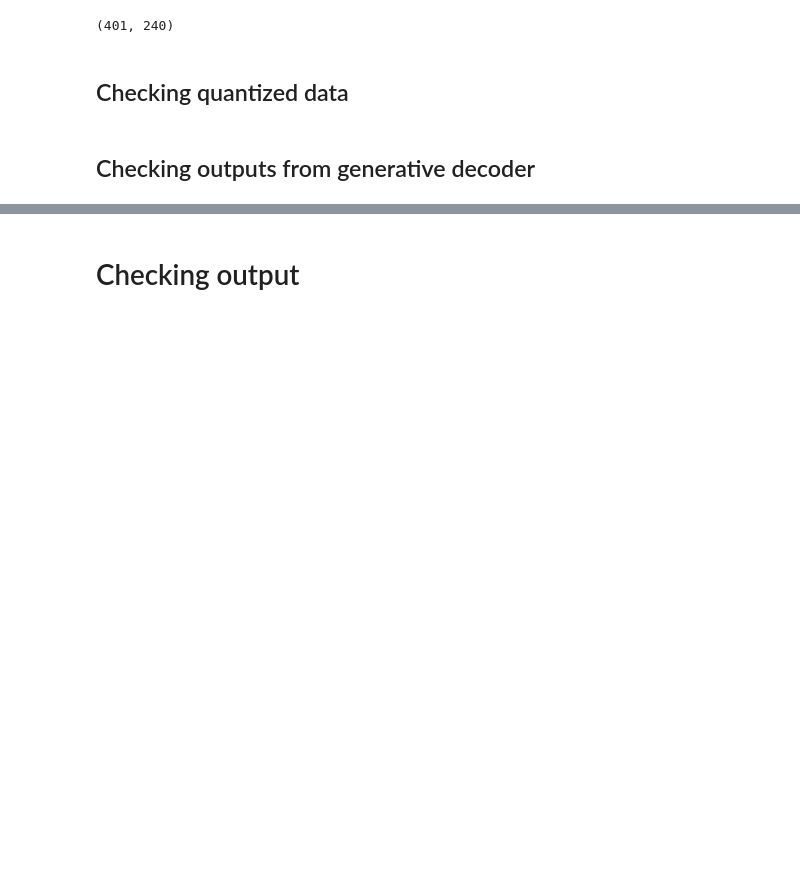
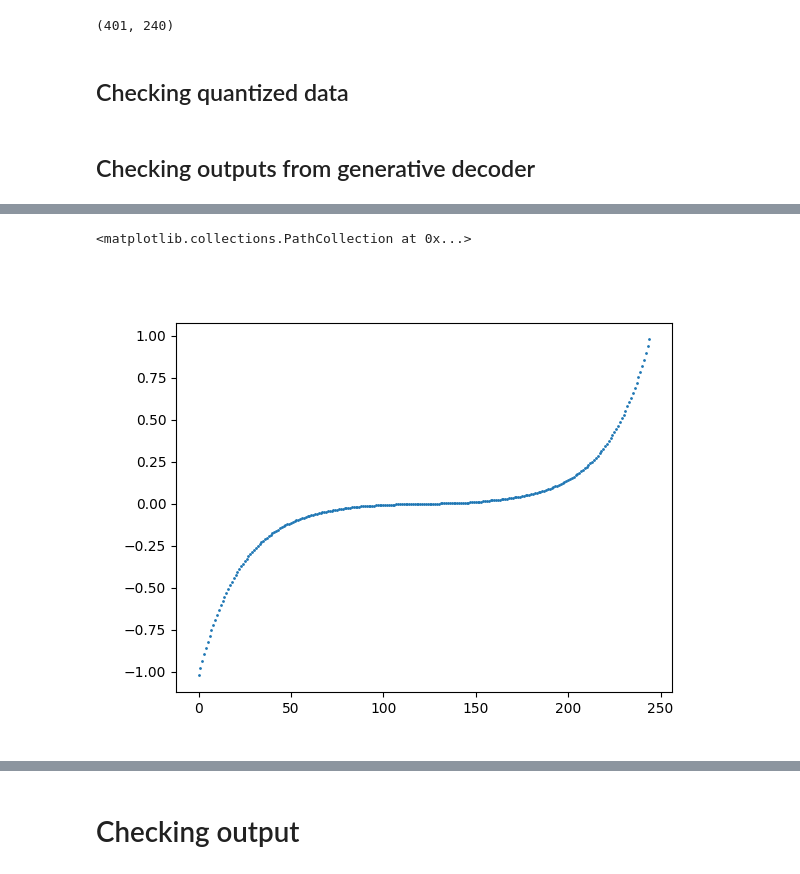
Before and after one commit to ricsinaruto/MEG-transfer-decoding, a Jupyter notebook: notebooks/testing.ipynb, the cells around one changed output, grey strips where cells are left out. Drawn from its saved outputs; the diff is of its cells as text; code cells hidden in the pictures; blank space fills up the shorter version.

```diff
--- a/notebooks/testing.ipynb
+++ b/notebooks/testing.ipynb
@@ -203,0 +279,3 @@ torch.mean(loss(outputs.reshape(-1, outputs.shape[2]), targets.reshape(-1)))
+# %%
+preds = preds.transpose(1, 0, 2).reshape(preds.shape[1], -1)
+targets = targets.transpose(1, 0, 2).reshape(targets.shape[1], -1)
@@ -203,0 +316,6 @@ torch.mean(loss(outputs.reshape(-1, outputs.shape[2]), targets.reshape(-1)))
+# %%
+%matplotlib widget
+plt.scatter(np.arange(len(np.unique(preds))), np.unique(preds), s=1)
+# %% [output]
+<matplotlib.collections.PathCollection at 0x...>
+[figure, added]
```
Also changed, not shown: parts of 24 cells of this notebook, 9 other files.
